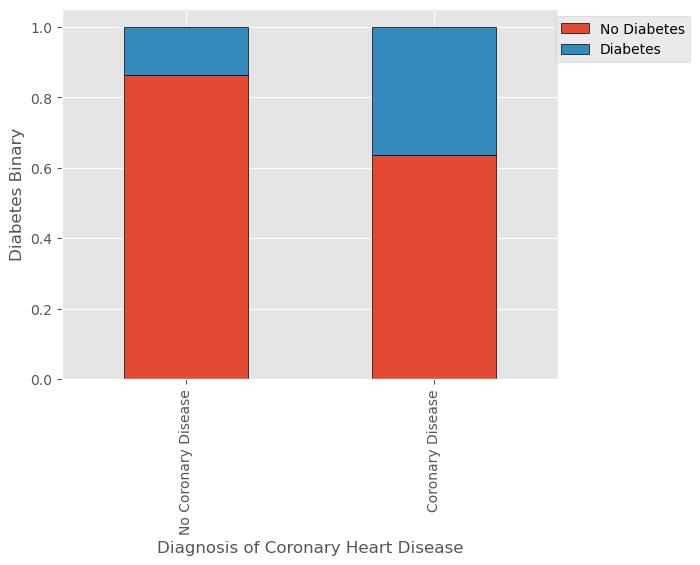
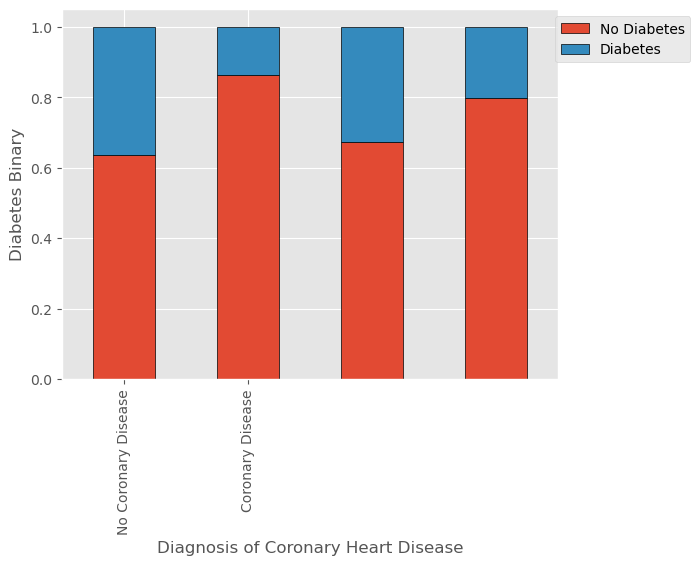
The change to this notebook cell's code, shown as a diff; its figure went from the first image to the second:
--- before
+++ after
@@ -6,4 +6,4 @@
 plt.legend(["No Diabetes","Diabetes"],bbox_to_anchor=(1.28, 1))
 plt.style.use("ggplot")
-plt.savefig("../reports/bivariate/coronarydiseasevsdiabetes.png",bbox_inches= 'tight', dpi=150)
+#plt.savefig("../reports/bivariate/coronarydiseasevsdiabetes.png",bbox_inches= 'tight', dpi=150)
 plt.show()

Commit: Day 6: Statistical hypothesis testing complete — t-test (BMI), chi-square (Exercise, Depression), 95% confidence intervals for BMI. All p-values < 0.001, non-overlapping CIs confirm BMI as statistically significant predictor. Saved to 05_statistical_analysis.ipynb